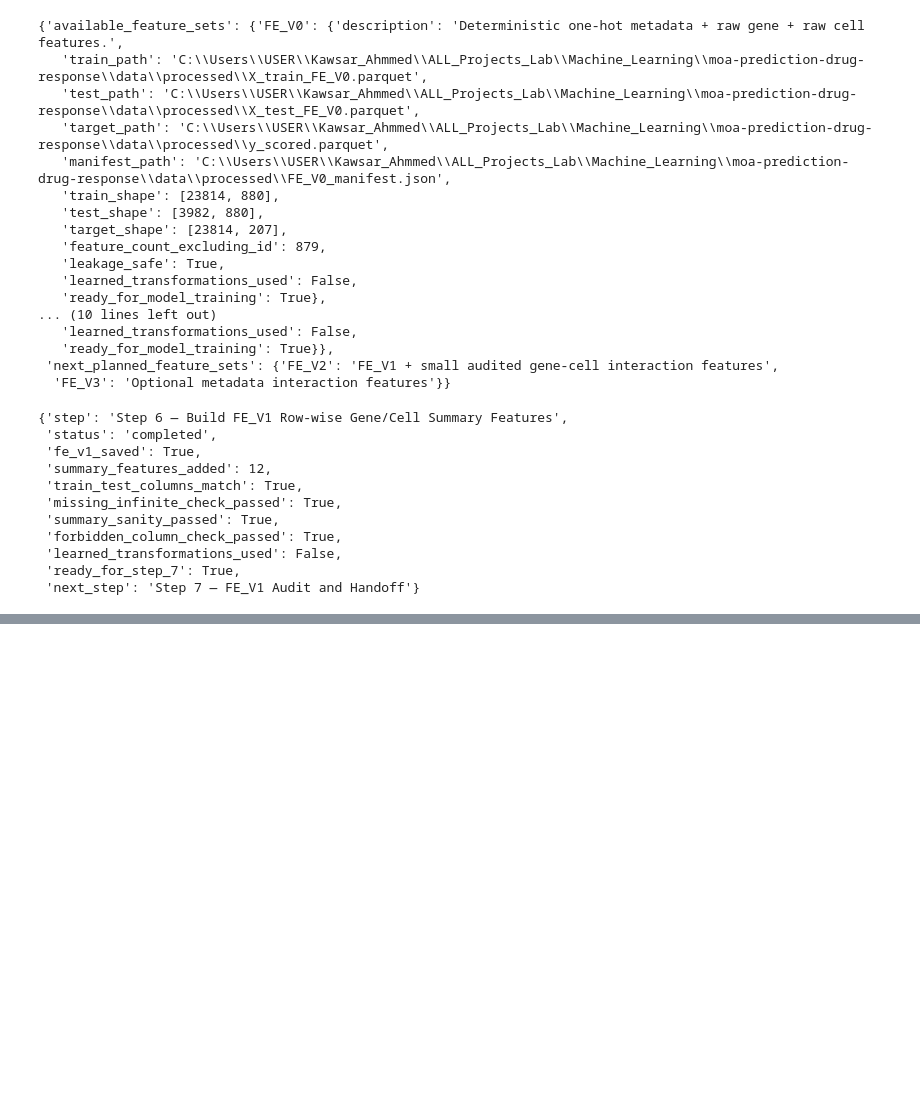
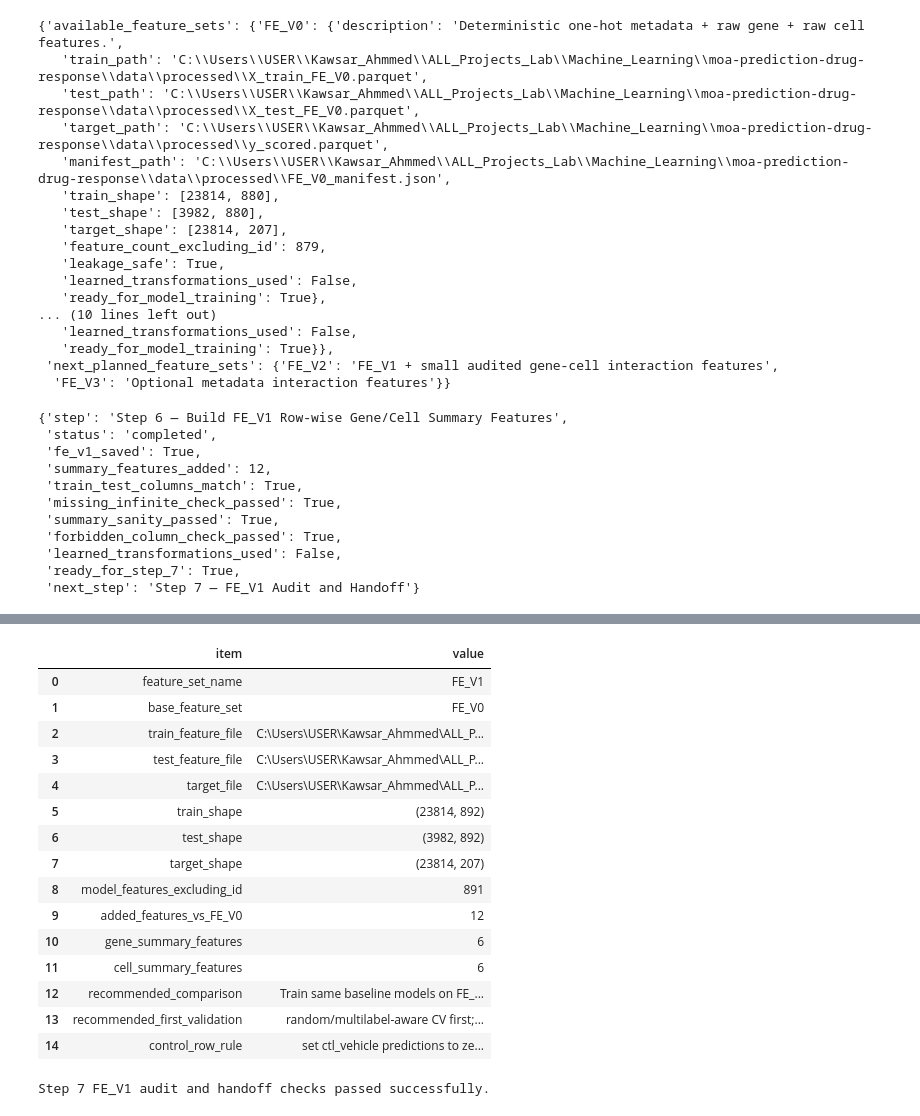
Before and after one commit to kawsar07ahmmed0712-rgb/moa-prediction-drug-response, a Jupyter notebook: notebooks/03_feature_engineering.ipynb, the cells around one changed output, grey strips where cells are left out. Cells and saved outputs as stored; diff of their text form; code cells hidden in the pictures; blank space fills up the shorter version.

```diff
--- a/notebooks/03_feature_engineering.ipynb
+++ b/notebooks/03_feature_engineering.ipynb
@@ -2490,0 +2912,70 @@ step_6_status
+# %%
+fe_v1_handoff_summary = pd.DataFrame({
+    "item": [
+        "feature_set_name",
+        "base_feature_set",
+        "train_feature_file",
+        "test_feature_file",
+        "target_file",
+        "train_shape",
+        "test_shape",
+        "target_shape",
+        "model_features_excluding_id",
+        "added_features_vs_FE_V0",
+        "gene_summary_features",
+        "cell_summary_features",
+        "recommended_comparison",
+        "recommended_first_validation",
+        "control_row_rule"
+    ],
+    "value": [
+        "FE_V1",
+        "FE_V0",
+        str(fe_v1_artifact_paths["X_train_FE_V1"]),
+        str(fe_v1_artifact_paths["X_test_FE_V1"]),
+        str(fe_v1_artifact_paths["y_scored"]),
+        str(tuple(X_train_FE_V1_saved.shape)),
+        str(tuple(X_test_FE_V1_saved.shape)),
+        str(tuple(y_scored_FE_V1_saved.shape)),
+        len(fe_v1_model_features),
+        len(fe_v1_added_features),
+        len(gene_summary_features),
+        len(cell_summary_features),
+        "Train same baseline models on FE_V0 and FE_V1, then compare CV log loss",
+        "random/multilabel-aware CV first; drug-aware GroupKFold later as robustness",
+        "set ctl_vehicle predictions to zero only after model prediction"
+    ]
+})
+
+fe_v1_handoff_summary
+# %% [output]
+|  | item | value |
+| 0 | feature_set_name | FE_V1 |
+| 1 | base_feature_set | FE_V0 |
+| 2 | train_feature_file | C:\Users\USER\Kawsar_Ahmmed\ALL_P... |
+| 3 | test_feature_file | C:\Users\USER\Kawsar_Ahmmed\ALL_P... |
+| 4 | target_file | C:\Users\USER\Kawsar_Ahmmed\ALL_P... |
+| 5 | train_shape | (23814, 892) |
+| 6 | test_shape | (3982, 892) |
+| 7 | target_shape | (23814, 207) |
+| 8 | model_features_excluding_id | 891 |
+| 9 | added_features_vs_FE_V0 | 12 |
+| 10 | gene_summary_features | 6 |
+| 11 | cell_summary_features | 6 |
+| 12 | recommended_comparison | Train same baseline models on FE_... |
+| 13 | recommended_first_validation | random/multilabel-aware CV first;... |
+| 14 | control_row_rule | set ctl_vehicle predictions to ze... |
+# %%
+assert fe_v1_artifact_existence_audit["exists"].all(), "Some FE_V1 artifacts are missing"
+assert fe_v1_saved_memory_consistency_audit["passed"].all(), "Saved FE_V1 artifacts do not match memory"
+assert fe_v1_schema_audit["train_test_columns_match_excluding_id"], "FE_V1 train/test columns do not match"
+assert fe_v1_schema_audit["train_sig_id_order_matches_original"], "FE_V1 train sig_id order changed"
+assert fe_v1_schema_audit["test_sig_id_order_matches_original"], "FE_V1 test sig_id order changed"
+assert fe_v1_matrix_quality_audit["all_values_finite"].all(), "FE_V1 contains missing or infinite values"
+assert (fe_v1_matrix_quality_audit["non_numeric_feature_count"] == 0).all(), "FE_V1 contains non-numeric features"
+assert fe_v1_saved_forbidden_column_audit["passed"].all(), "Forbidden columns found in FE_V1"
+assert fe_v1_target_handoff_audit["passed"].all(), "FE_V1 target handoff failed"
+
+print("Step 7 FE_V1 audit and handoff checks passed successfully.")
+# %% [output]
+Step 7 FE_V1 audit and handoff checks passed successfully.
```
Also changed, not shown: parts of 17 cells of this notebook.
